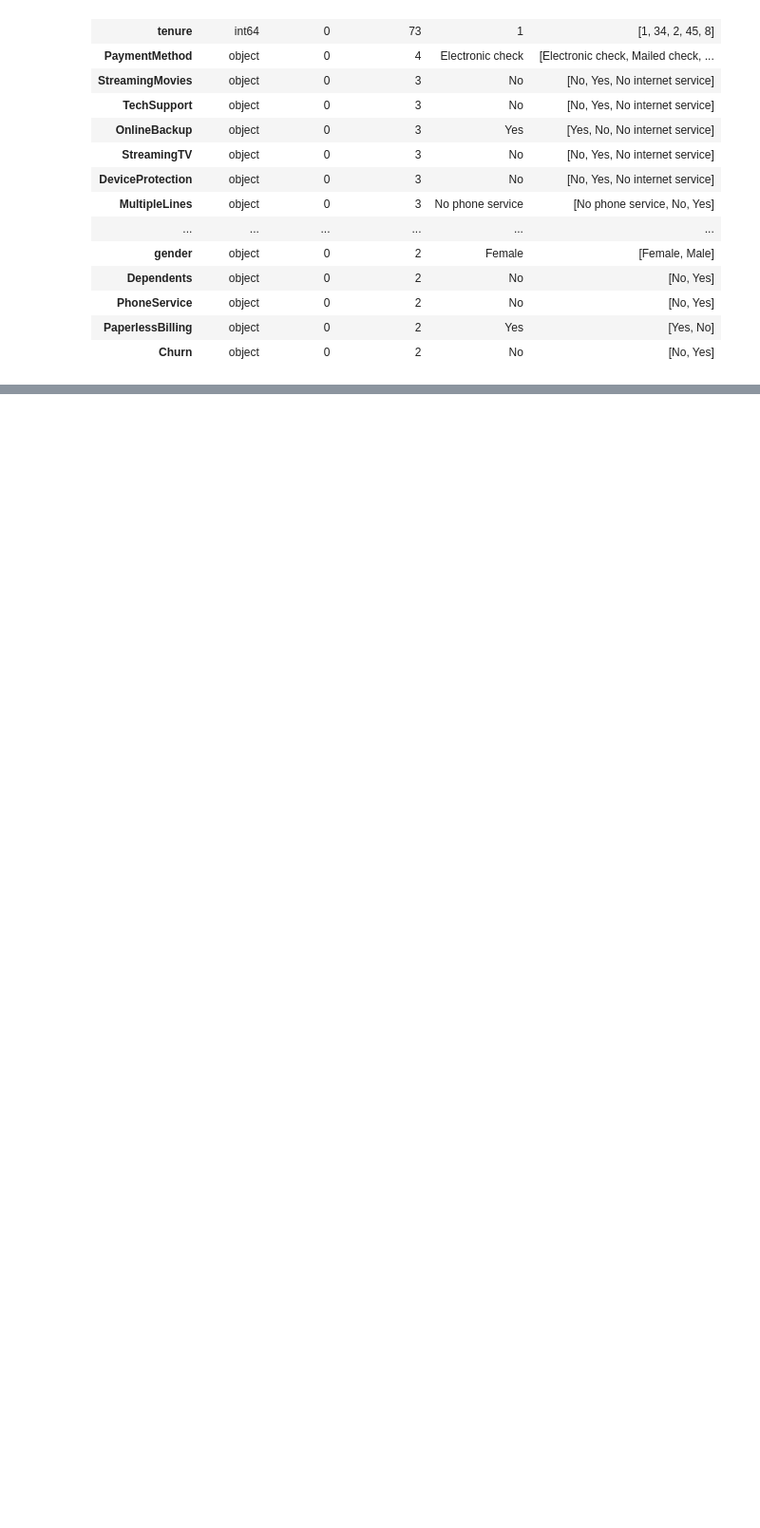
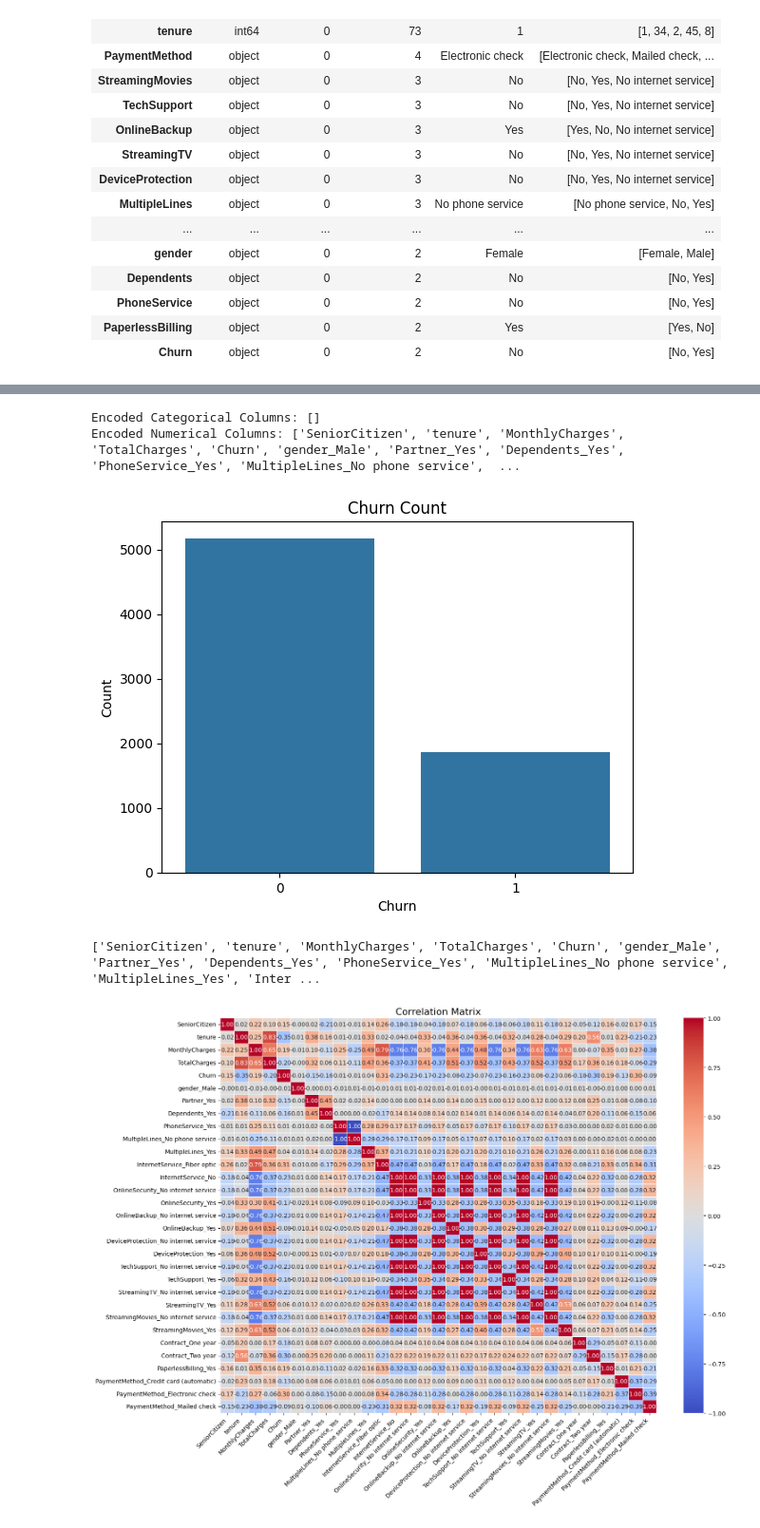
Before and after one commit to Ganindu-Deshapriya/Customer_Churn_Prediction_Group_06, a Jupyter notebook: Customer_Churn_Prediction_Group_06/notebooks/Ganindu_FC211004/gdesh_xgb.ipynb, the cells around one changed output, grey strips where cells are left out. Shown: that part at 95% size. Saved outputs shown, nothing was run; the diff lists cells and outputs as text; code cells hidden in the pictures; blank space fills up the shorter version.

```diff
--- a/Customer_Churn_Prediction_Group_06/notebooks/Ganindu_FC211004/gdesh_xgb.ipynb
+++ b/Customer_Churn_Prediction_Group_06/notebooks/Ganindu_FC211004/gdesh_xgb.ipynb
@@ -1,7 +1,7 @@
 # %%
 import pandas as pd
 
-df = pd.read_csv("../dataset/churn_data.csv")
+df = pd.read_csv("../../dataset/churn_data.csv")
 df.head()
 # %% [output]
 |  | customerID | gender | SeniorCitizen | Partner | Dependents | tenure | PhoneService | MultipleLines | ... |
@@ -88,0 +94,6 @@ df['PaymentMethod'] = df['PaymentMethod'].map({
+# %%
+categorical_columns = df.select_dtypes(include=['object']).columns.tolist()
+numerical_columns = df.select_dtypes(exclude=['object']).columns.tolist()
+
+print("Categorical Columns:", categorical_columns)
+print("Numerical Columns:", numerical_columns)
@@ -88,0 +103,35 @@ df['PaymentMethod'] = df['PaymentMethod'].map({
+# %%
+df_encoded = pd.get_dummies(df, columns=categorical_columns, drop_first=True)
+
+categorical_columns_encoded = df_encoded.select_dtypes(include=['uint8']).columns.tolist()
+numerical_columns_encoded = df_encoded.select_dtypes(exclude=['uint8']).columns.tolist()
+
+print("Encoded Categorical Columns:", categorical_columns_encoded)
+print("Encoded Numerical Columns:", numerical_columns_encoded)
+# %% [output]
+Encoded Categorical Columns: []
+Encoded Numerical Columns: ['SeniorCitizen', 'tenure', 'MonthlyCharges', 'TotalCharges', 'Churn', 'gender_Male', 'Partner_Yes', 'Dependents_Yes', 'PhoneService_Yes', 'MultipleLines_No phone service',  ...
+# %%
+
+import seaborn as sns
+import matplotlib.pyplot as plt
+
+sns.countplot(x='Churn',data=df)
+plt.title("Churn Count")
+plt.xlabel("Churn")
+plt.ylabel("Count")
+plt.show()
+
+print(df_encoded.columns.tolist())
+
+plt.figure(figsize=(16, 12))  # Adjust width and height as needed
+sns.heatmap(df_encoded.corr(), annot=True, cmap='coolwarm', fmt=".2f", linewidths=0.5)
+plt.title("Correlation Matrix", fontsize=16)
+plt.xticks(rotation=45, ha='right')
+plt.yticks(rotation=0)
+plt.tight_layout()
+plt.show()
+# %% [output]
+[figure, added]
+['SeniorCitizen', 'tenure', 'MonthlyCharges', 'TotalCharges', 'Churn', 'gender_Male', 'Partner_Yes', 'Dependents_Yes', 'PhoneService_Yes', 'MultipleLines_No phone service', 'MultipleLines_Yes', 'Inter ...
+[figure, added]
```
Also changed, not shown: parts of 6 cells of this notebook.
